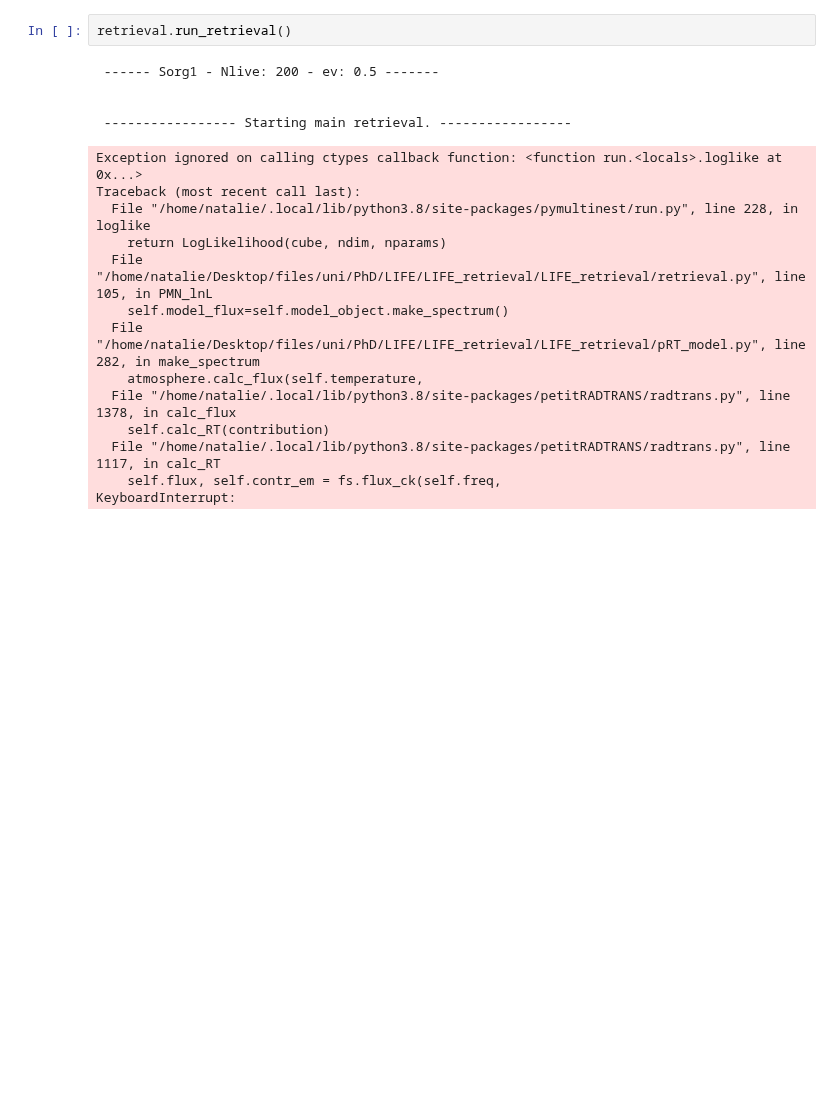
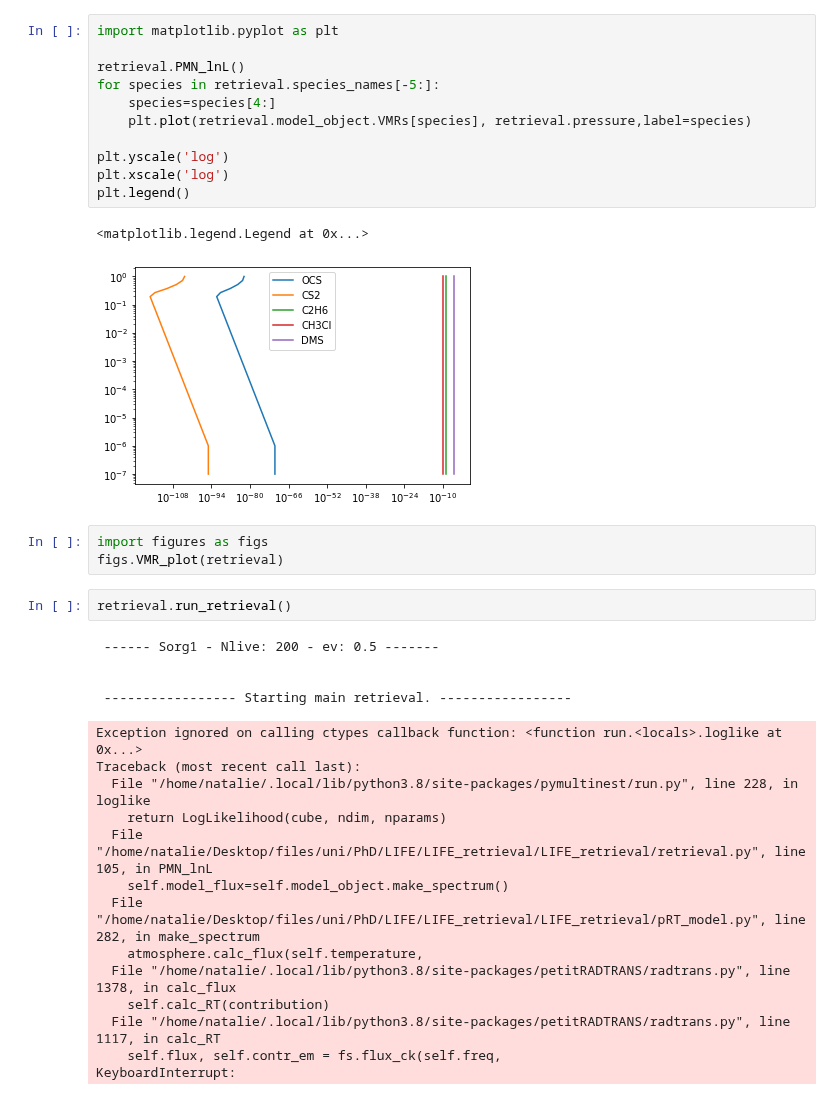
Before and after one commit to NatalieGrasser/LIFE_retrieval, a Jupyter notebook: LIFE_retrieval/debugging.ipynb, the cells around one changed output. Cells and saved outputs as stored; diff of their text form; blank space fills up the shorter version.

```diff
--- a/LIFE_retrieval/debugging.ipynb
+++ b/LIFE_retrieval/debugging.ipynb
@@ -107,3 +113,20 @@ retrieval.evaluate(makefigs=False)
+# %%
+import matplotlib.pyplot as plt
+
+retrieval.PMN_lnL()
+for species in retrieval.species_names[-5:]:
+    species=species[4:]
+    plt.plot(retrieval.model_object.VMRs[species], retrieval.pressure,label=species)
+
+plt.yscale('log')
+plt.xscale('log')
+plt.legend()
+# %% [output]
+<matplotlib.legend.Legend at 0x...>
+[figure, added]
+# %%
+import figures as figs
+figs.VMR_plot(retrieval)
 # %%
 retrieval.run_retrieval()
 # %% [output]
```
Also changed, not shown: parts of 1 cell of this notebook, 5 other files.
